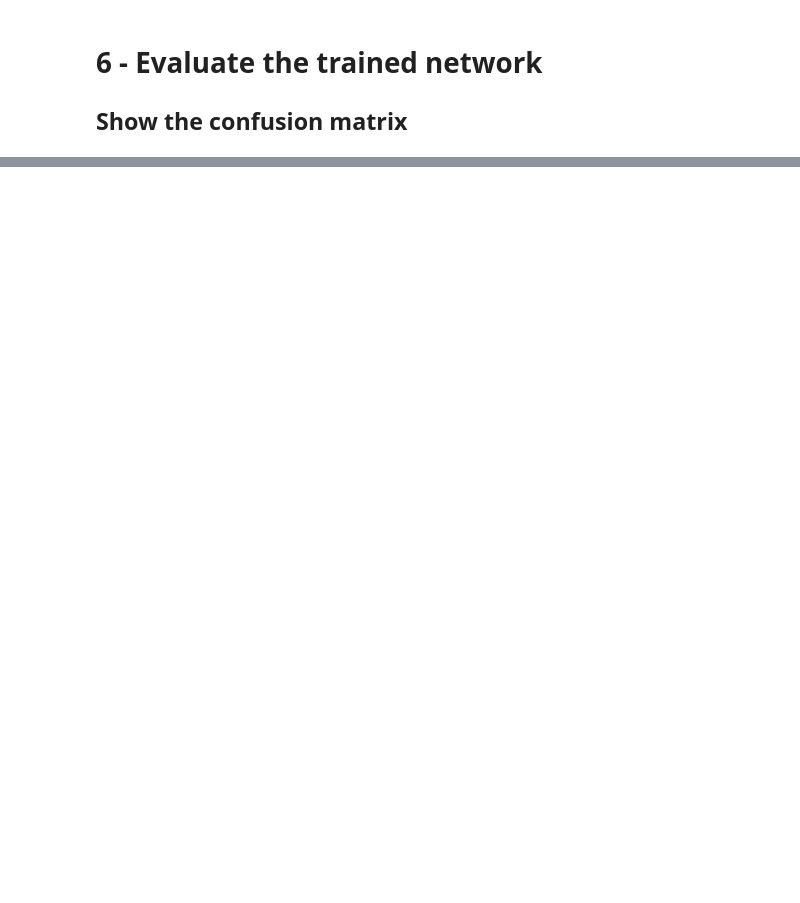
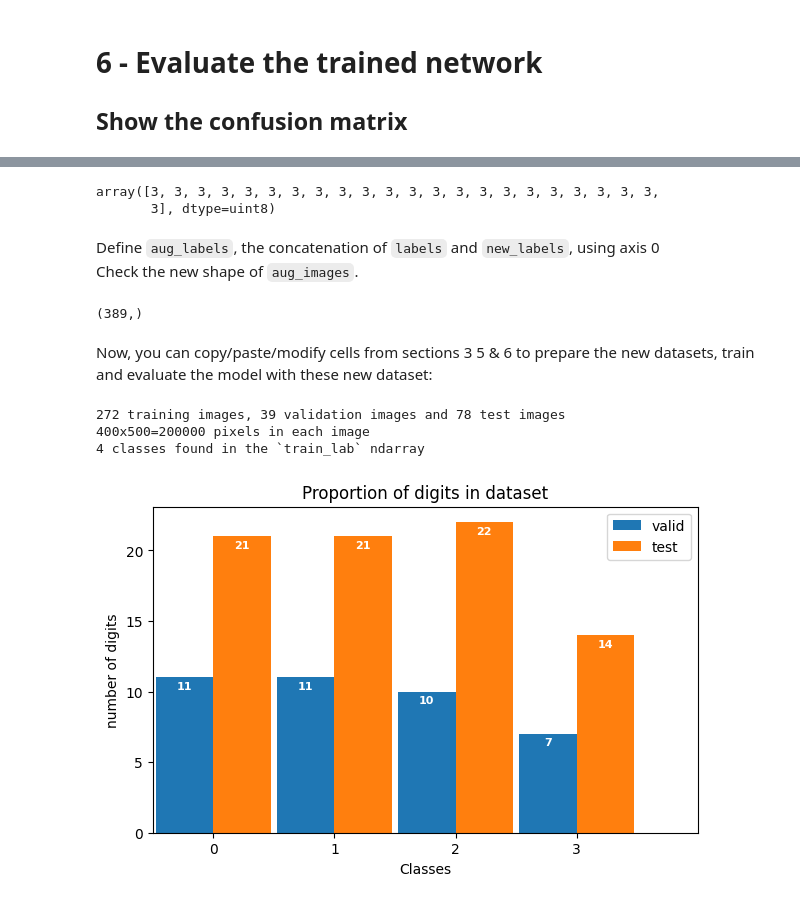
Before and after one commit to cjlux/DL_DIADEM, a Jupyter notebook: Classification/Notebooks/04-CNN_image_classification.ipynb, the cells around one changed output, grey strips where cells are left out. Drawn from its saved outputs; the diff is of its cells as text; code cells hidden in the pictures; blank space fills up the shorter version.

Commit message:
pre-validation of depository

```diff
--- a/Classification/Notebooks/04-CNN_image_classification.ipynb
+++ b/Classification/Notebooks/04-CNN_image_classification.ipynb
@@ -677,0 +719,53 @@ The tensorflow web page for <a href="https://www.tensorflow.org/tutorials/images
+# %%
+new_labels = np.ndarray(orig_img.shape[0], dtype='uint8')
+new_labels.fill(3)
+new_labels
+# %% [output]
+array([3, 3, 3, 3, 3, 3, 3, 3, 3, 3, 3, 3, 3, 3, 3, 3, 3, 3, 3, 3, 3, 3,
+       3], dtype=uint8)
+# %% [markdown]
+Define `aug_labels`, the concatenation of  `labels` and `new_labels`, using axis 0<br>
+Check the new shape of `aug_images`.
+# %%
+aug_labels = np.concatenate((labels, new_labels), axis=0)
+aug_labels.shape
+# %% [output]
+(389,)
+# %% [markdown]
+Now, you can copy/paste/modify cells from sections 3 5 & 6 to prepare the new datasets, train and evaluate the model with these new dataset:
+# %%
+from utils.tools import split_stratified_into_train_val_test
+train_dataset, valid_dataset, test_dataset = split_stratified_into_train_val_test((aug_images, aug_labels),
+                                                                                  frac_train=0.7,
+                                                                                  frac_val=0.1,
+                                                                                  frac_test=0.2,
+                                                                                  seed=SEED)
+# Extract image and label arrays from the datasets:
+train_img, train_lab = train_dataset
+valid_img, valid_lab = valid_dataset
+test_img, test_lab   = test_dataset
+# %%
+NB_TRAIN_IMG = train_img.shape[0] # number of training images
+NB_VALID_IMG = valid_img.shape[0] # number of validation images
+NB_TEST_IMG  = test_img.shape[0]  # number of test images
+
+NB_PIXEL     = train_img[0].size  # number of elements (pixels) of the firts training image:
+
+# Display checking:
+print(f"{NB_TRAIN_IMG} training images, {NB_VALID_IMG} validation images and {NB_TEST_IMG} test images")
+print(f"{train_img.shape[1]}x{train_img.shape[2]}={NB_PIXEL} pixels in each image")
+
+NB_CLASS = len(set(train_lab))     # number of classes
+print(f"{NB_CLASS} classes found in the `train_lab` ndarray")
+# %% [output]
+272 training images, 39 validation images and 78 test images
+400x500=200000 pixels in each image
+4 classes found in the `train_lab` ndarray
+# %%
+# build the dictionnary of the classes proportion in each dataset:
+prop = {}
+prop['valid'] = [ (valid_lab == i).sum() for i in range(NB_CLASS)]  # list of # of 1, # of 2... in the vaild dataset
+prop['test']  = [ (test_lab  == i).sum() for i in range(NB_CLASS)]  # list of # of 1, # of 2... in the test dataset
+plot_proportion_bar(prop, range(NB_CLASS));
+# %% [output]
+[figure, added]
```
Also changed, not shown: parts of 57 cells of this notebook, 2 other files.
